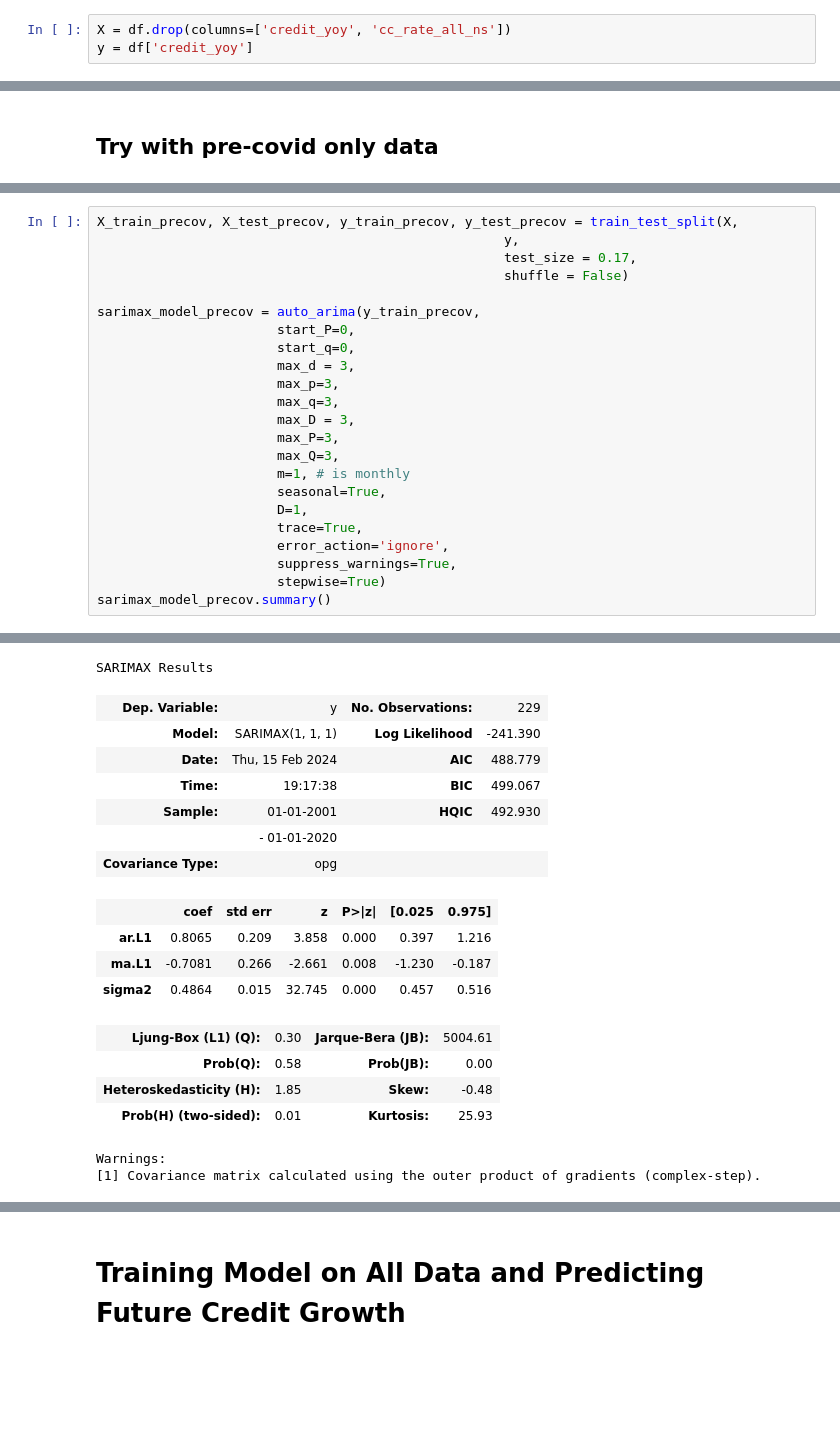
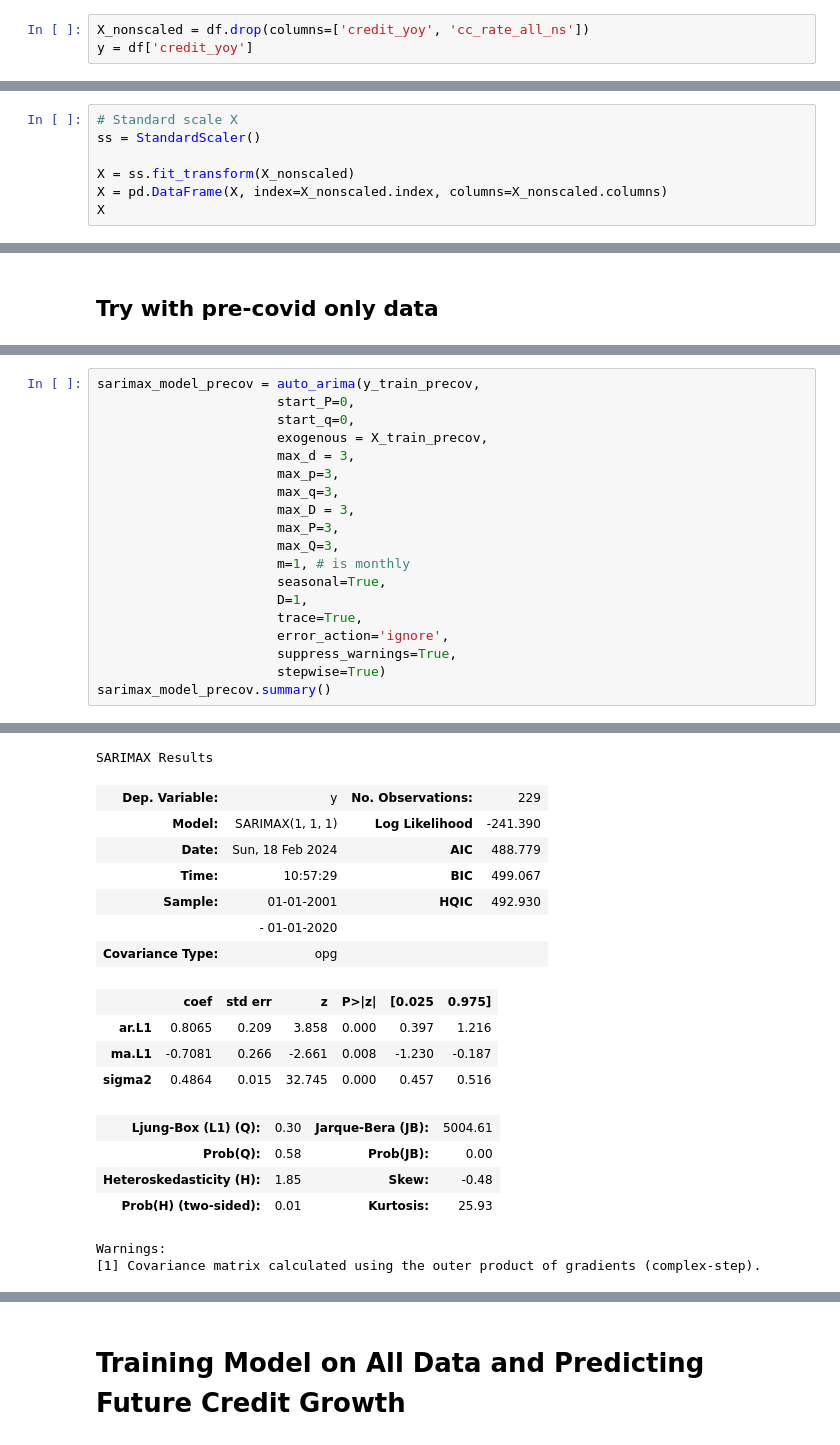
Before and after one commit to acdaniel864/time-series-credit-forecasting, a Jupyter notebook: Working_AD/modelling_ACD.ipynb, the cells around one changed output, grey strips where cells are left out. Drawn from its saved outputs; the diff is of its cells as text; blank space fills up the shorter version.

```diff
--- a/Working_AD/modelling_ACD.ipynb
+++ b/Working_AD/modelling_ACD.ipynb
@@ -118,5 +118,5 @@ Index(['population', 'unemployment_rate', 'hourly_earnings_yoy', 'cpi_yoy',
        'cc_balance_total_billions', 'credit_yoy'],
       dtype='object')
 # %%
-X = df.drop(columns=['credit_yoy', 'cc_rate_all_ns'])
+X_nonscaled = df.drop(columns=['credit_yoy', 'cc_rate_all_ns'])
 y = df['credit_yoy']
@@ -138,0 +123,7 @@ Name: credit_yoy, Length: 276, dtype: float64
+# %%
+# Standard scale X
+ss = StandardScaler()
+
+X = ss.fit_transform(X_nonscaled)
+X = pd.DataFrame(X, index=X_nonscaled.index, columns=X_nonscaled.columns)
+X
@@ -299,12 +405,8 @@ plt.show();
 # %%
-X_train_precov, X_test_precov, y_train_precov, y_test_precov = train_test_split(X,
-                                                    y,
-                                                    test_size = 0.17,
-                                                    shuffle = False)
-
 sarimax_model_precov = auto_arima(y_train_precov,
                        start_P=0,
                        start_q=0,
+                       exogenous = X_train_precov,
                        max_d = 3,
                        max_p=3,
                        max_q=3,
@@ -340,8 +442,8 @@ Total fit time: 1.030 seconds
 SARIMAX Results
 | Dep. Variable: | y | No. Observations: | 229 |
 | Model: | SARIMAX(1, 1, 1) | Log Likelihood | -241.390 |
-| Date: | Thu, 15 Feb 2024 | AIC | 488.779 |
-| Time: | 19:17:38 | BIC | 499.067 |
+| Date: | Sun, 18 Feb 2024 | AIC | 488.779 |
+| Time: | 10:57:29 | BIC | 499.067 |
 | Sample: | 01-01-2001 | HQIC | 492.930 |
 |  | - 01-01-2020 |  |  |
 | Covariance Type: | opg |  |  |
```
Also changed, not shown: parts of 29 cells of this notebook, 3 other files.
